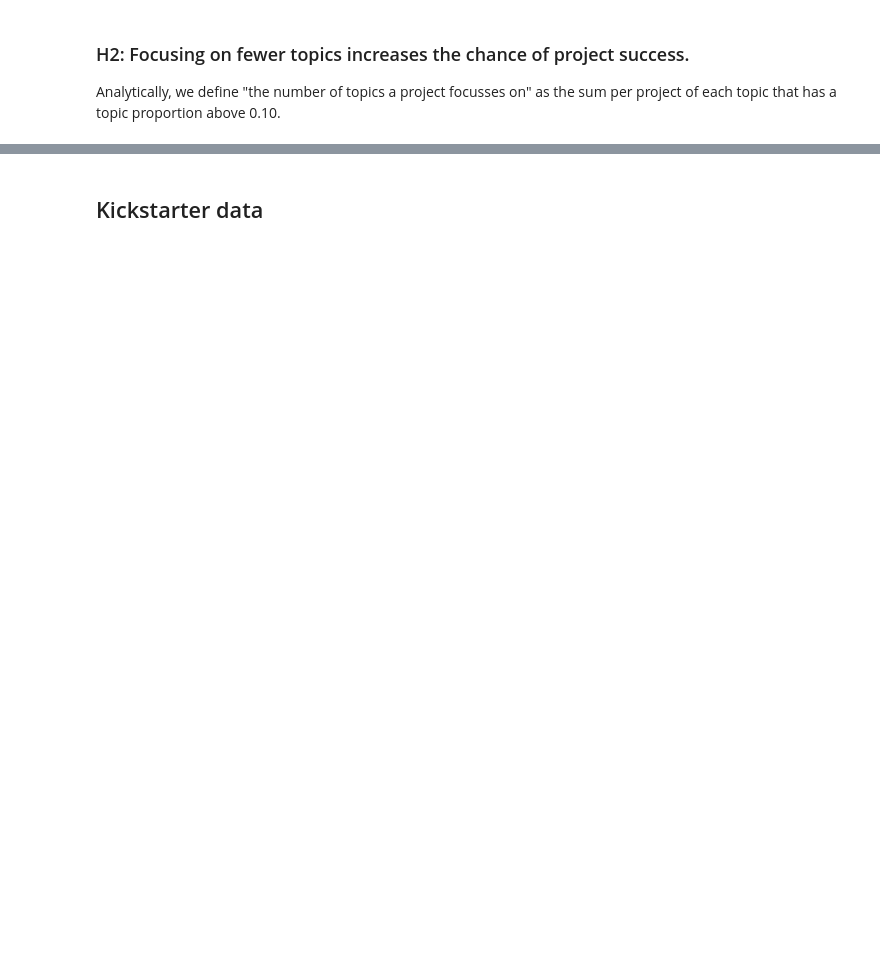
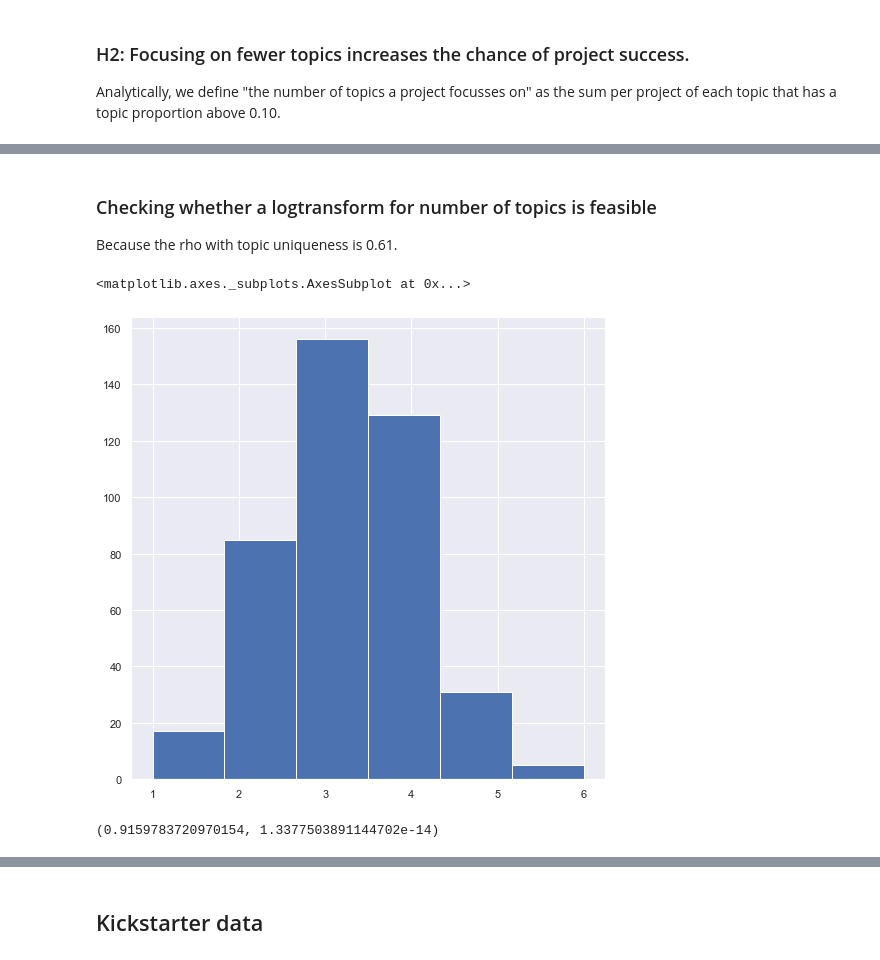
Before and after one commit to RodgervanderHeijden/SBM_Kickstarter, a Jupyter notebook: 4 - regressions.ipynb, the cells around one changed output, grey strips where cells are left out. Cells and saved outputs as stored; diff of their text form; code cells hidden in the pictures; blank space fills up the shorter version.

```diff
--- a/4 - regressions.ipynb
+++ b/4 - regressions.ipynb
@@ -148,0 +135,15 @@ plt.show()
+# %% [markdown]
+### Checking whether a logtransform for number of topics is feasible
+
+Because the rho with topic uniqueness is 0.61.
+# %%
+df['number_of_topics'].hist(bins=6)
+# %% [output]
+<matplotlib.axes._subplots.AxesSubplot at 0x...>
+[figure, added]
+# %%
+from scipy.stats import shapiro
+
+scipy.stats.shapiro(df['number_of_topics'])
+# %% [output]
+(0.9159783720970154, 1.3377503891144702e-14)
```
Also changed, not shown: parts of 84 cells of this notebook.
